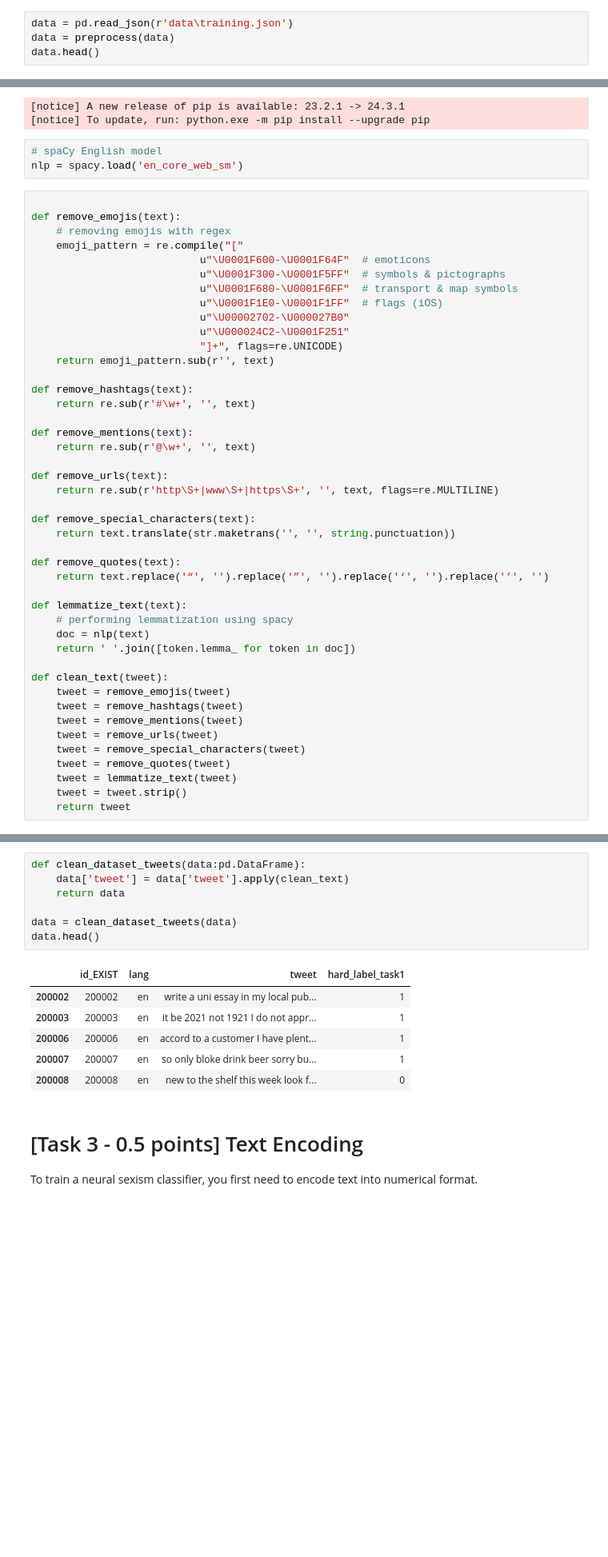
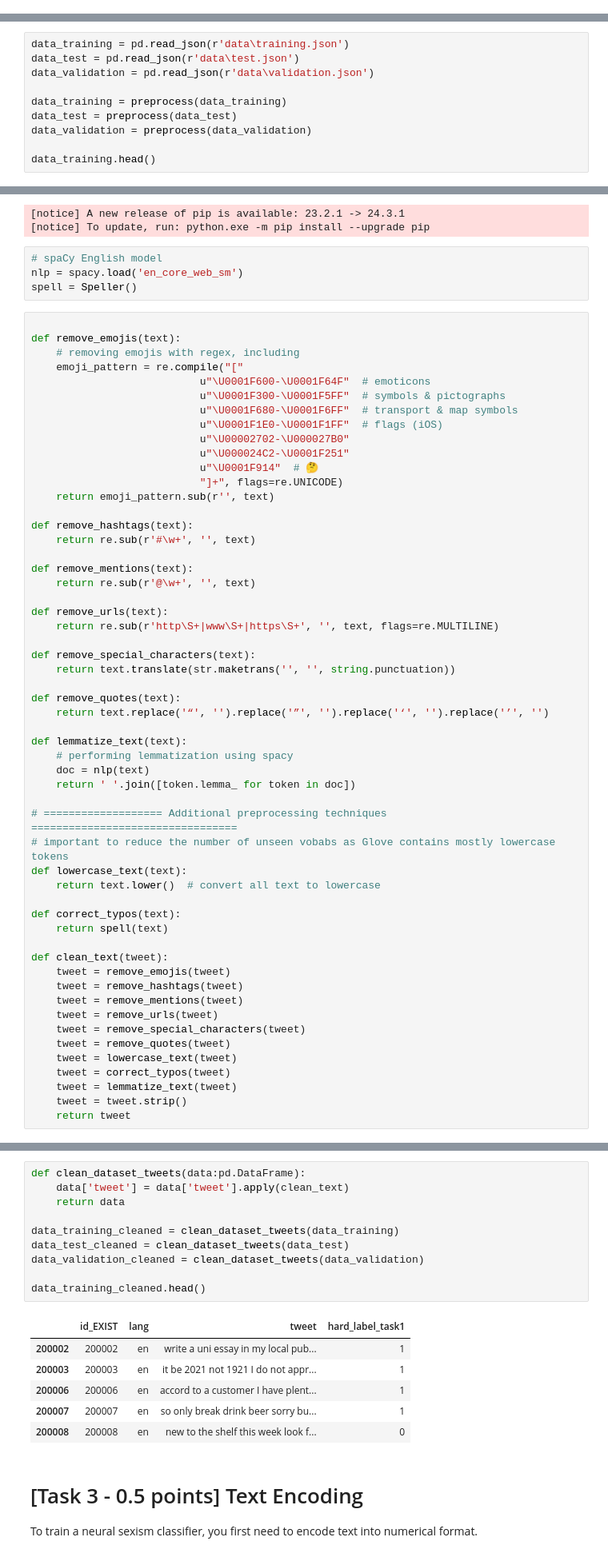
Before and after one commit to kazemihabib/nlp_assignment_1, a Jupyter notebook: Assignment1-2425.ipynb, the cells around one changed output, grey strips where cells are left out. Shown at 80% size. Saved outputs shown, nothing was run; the diff lists cells and outputs as text; blank space fills up the shorter version.

Commit message:
finished preprocessing and embedding

```diff
--- a/Assignment1-2425.ipynb
+++ b/Assignment1-2425.ipynb
@@ -105,7 +107,3 @@ def preprocess(data:pd.DataFrame):
     data = data[['id_EXIST', 'lang', 'tweet', 'hard_label_task1']] # keeping only necessary columns
     data['hard_label_task1'] = data['hard_label_task1'].map({'YES': 1, 'NO': 0}) # encoding 'hard_label_task1' column
     return data
-# %%
-data = pd.read_json(r'data\training.json')
-data = preprocess(data)
-data.head()
@@ -118,0 +110,10 @@ data.head()
+# %%
+data_training = pd.read_json(r'data\training.json')
+data_test = pd.read_json(r'data\test.json')
+data_validation = pd.read_json(r'data\validation.json')
+
+data_training = preprocess(data_training)
+data_test = preprocess(data_test)
+data_validation = preprocess(data_validation)
+
+data_training.head()
@@ -154,10 +162,11 @@ You can now load the package via spacy.load('en_core_web_sm')
 # %%
 # spaCy English model
 nlp = spacy.load('en_core_web_sm')
+spell = Speller()
 # %%
 
 def remove_emojis(text):
-    # removing emojis with regex
+    # removing emojis with regex, including
     emoji_pattern = re.compile("["
                            u"\U0001F600-\U0001F64F"  # emoticons
                            u"\U0001F300-\U0001F5FF"  # symbols & pictographs
@@ -165,6 +174,7 @@ def remove_emojis(text):
                            u"\U0001F1E0-\U0001F1FF"  # flags (iOS)
                            u"\U00002702-\U000027B0"
                            u"\U000024C2-\U0001F251"
+                           u"\U0001F914"  # 🤔
                            "]+", flags=re.UNICODE)
     return emoji_pattern.sub(r'', text)
 
@@ -188,6 +198,14 @@ def lemmatize_text(text):
     doc = nlp(text)
     return ' '.join([token.lemma_ for token in doc])
 
+# =================== Additional preprocessing techniques =================================
+# important to reduce the number of unseen vobabs as Glove contains mostly lowercase tokens
+def lowercase_text(text):
+    return text.lower()  # convert all text to lowercase
+
+def correct_typos(text):
+    return spell(text)
+
 def clean_text(tweet):
     tweet = remove_emojis(tweet)
     tweet = remove_hashtags(tweet)
@@ -195,6 +213,8 @@ def clean_text(tweet):
     tweet = remove_urls(tweet)
     tweet = remove_special_characters(tweet)
     tweet = remove_quotes(tweet)
+    tweet = lowercase_text(tweet)
+    tweet = correct_typos(tweet)
     tweet = lemmatize_text(tweet)
     tweet = tweet.strip()
     return tweet
@@ -207,16 +227,19 @@ clean_text(sample_text)
 # %%
 def clean_dataset_tweets(data:pd.DataFrame):
     data['tweet'] = data['tweet'].apply(clean_text)
     return data
 
-data = clean_dataset_tweets(data)
-data.head()
+data_training_cleaned = clean_dataset_tweets(data_training)
+data_test_cleaned = clean_dataset_tweets(data_test)
+data_validation_cleaned = clean_dataset_tweets(data_validation)
+
+data_training_cleaned.head()
 # %% [output]
 |  | id_EXIST | lang | tweet | hard_label_task1 |
 | 200002 | 200002 | en | write a uni essay in my local pub... | 1 |
 | 200003 | 200003 | en | it be 2021 not 1921 I do not appr... | 1 |
 | 200006 | 200006 | en | accord to a customer I have plent... | 1 |
-| 200007 | 200007 | en | so only bloke drink beer sorry bu... | 1 |
+| 200007 | 200007 | en | so only break drink beer sorry bu... | 1 |
 | 200008 | 200008 | en | new to the shelf this week look f... | 0 |
 # %% [markdown]
 # [Task 3 - 0.5 points] Text Encoding
```
Also changed, not shown: parts of 14 cells of this notebook, 1 other file.
